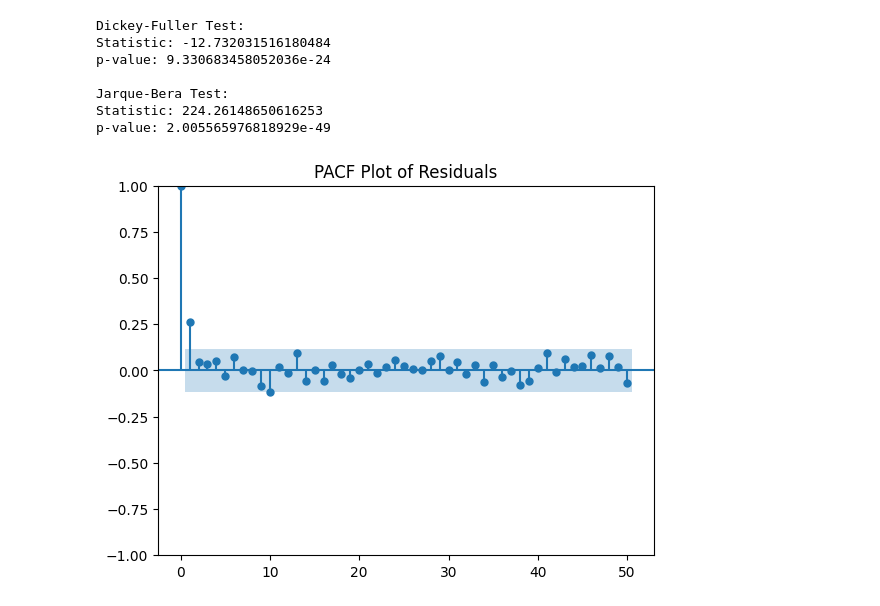
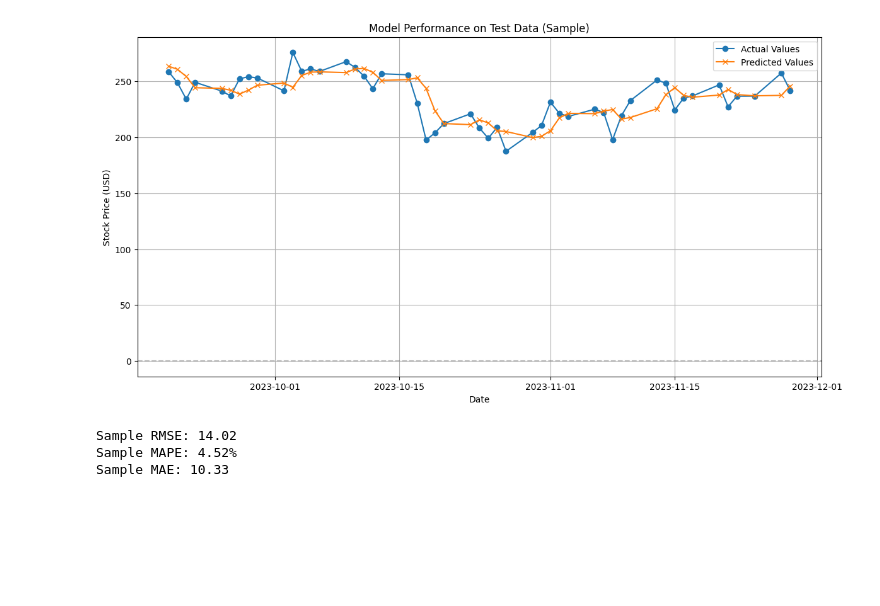
Before and after one commit to TrieuHuynh174/-STAT3013.-P11_Nhom8, a Jupyter notebook: Run LSTM.ipynb, the cells around one changed output. Cells and saved outputs as stored; diff of their text form; code cells hidden in the pictures; blank space fills up the shorter version.

Commit message:
Final LSTM model

```diff
--- a/Run LSTM.ipynb
+++ b/Run LSTM.ipynb
@@ -195,31 +203,34 @@ plt.show()
-# %%
-from statsmodels.tsa.stattools import adfuller
-from statsmodels.stats.stattools import jarque_bera
-import matplotlib.pyplot as plt
-from statsmodels.graphics.tsaplots import plot_pacf
-
-# Kiểm tra tính dừng với Dickey-Fuller test
-adf_test = adfuller(residuals)
-print('Dickey-Fuller Test:')
-print(f'Statistic: {adf_test[0]}')
-print(f'p-value: {adf_test[1]}')
-
-# Kiểm tra phân phối chuẩn với Jarque-Bera test
-jb_test = jarque_bera(residuals)
-print('\nJarque-Bera Test:')
-print(f'Statistic: {jb_test[0]}')
-print(f'p-value: {jb_test[1]}')
-
-# Biểu đồ PACF
-plot_pacf(residuals, lags=50)
-plt.title('PACF Plot of Residuals')
-plt.show()
-# %% [output]
-Dickey-Fuller Test:
-Statistic: -12.732031516180484
-p-value: 9.330683458052036e-24
-
-Jarque-Bera Test:
-Statistic: 224.26148650616253
-p-value: 2.005565976818929e-49
-[figure, removed]
+# %%
+import matplotlib.pyplot as plt
+
+# Chọn một đoạn dữ liệu có sẵn từ tập kiểm tra (ví dụ: 50 điểm đầu tiên của test set)
+sample_size = 50
+sample_dates = x_test_dates[:sample_size]
+y_test_sample = y_test_rescaled[:sample_size]
+predictions_sample = test_predictions_rescaled[:sample_size]
+
+# Vẽ biểu đồ so sánh giữa giá trị thật và dự đoán
+plt.figure(figsize=(14, 7))
+plt.plot(sample_dates, y_test_sample, label='Actual Values', marker='o')
+plt.plot(sample_dates, predictions_sample, label='Predicted Values', marker='x')
+plt.axhline(y=0, color='gray', linestyle='--', alpha=0.5)
+plt.title('Model Performance on Test Data (Sample)')
+plt.xlabel('Date')
+plt.ylabel('Stock Price (USD)')
+plt.legend()
+plt.grid()
+plt.show()
+
+# Tính sai số trên đoạn này
+sample_rmse = np.sqrt(mean_squared_error(y_test_sample, predictions_sample))
+sample_mape = mean_absolute_percentage_error(y_test_sample, predictions_sample)
+sample_mae = mean_absolute_error(y_test_sample, predictions_sample)
+
+print(f"Sample RMSE: {sample_rmse:.2f}")
+print(f"Sample MAPE: {sample_mape:.2%}")
+print(f"Sample MAE: {sample_mae:.2f}")
+# %% [output]
+[figure, added]
+Sample RMSE: 14.02
+Sample MAPE: 4.52%
+Sample MAE: 10.33
```
Also changed, not shown: parts of 2 cells of this notebook, 1 other file.
